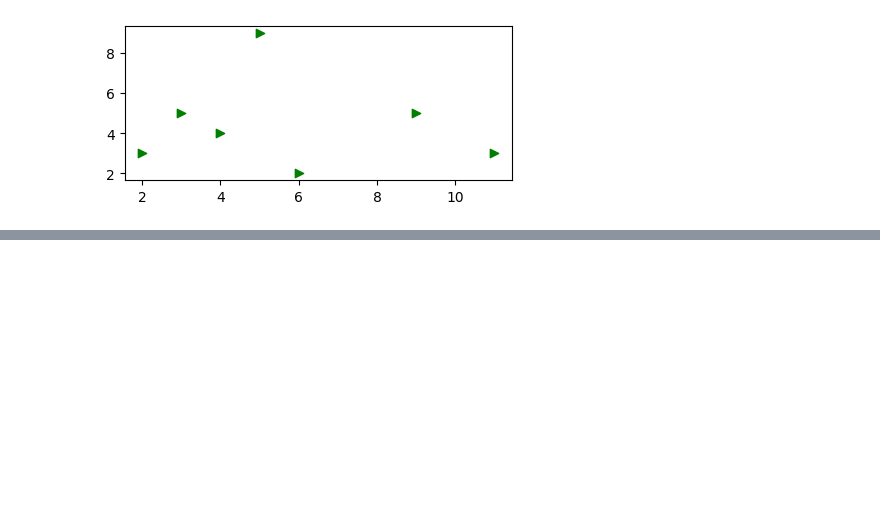
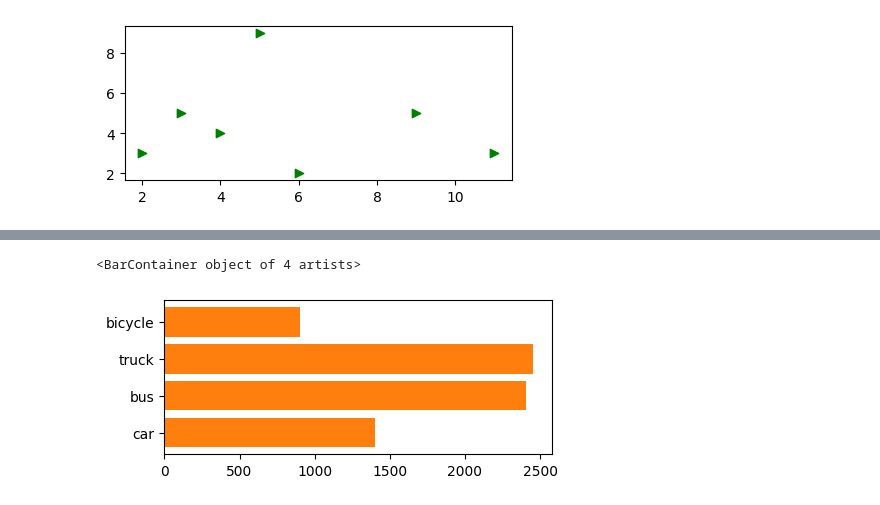
Before and after one commit to baivabbhusal/Python_class_Nccs, a Jupyter notebook: 19.matplotlib.ipynb, the cells around one changed output, grey strips where cells are left out. Drawn from its saved outputs; the diff is of its cells as text; code cells hidden in the pictures; blank space fills up the shorter version.

```diff
--- a/19.matplotlib.ipynb
+++ b/19.matplotlib.ipynb
@@ -70,0 +86,8 @@ plt.scatter(x,y,color='green',marker='>')
+# %%
+price_in_k=np.array([1002,2004,2055,505])
+plt.figure(figsize=(5,2))
+plt.barh(labels,price_in_k,height=0.4)
+plt.barh(labels,price_in_k+400)
+# %% [output]
+<BarContainer object of 4 artists>
+[figure, added]
```
Also changed, not shown: parts of 10 cells of this notebook.
